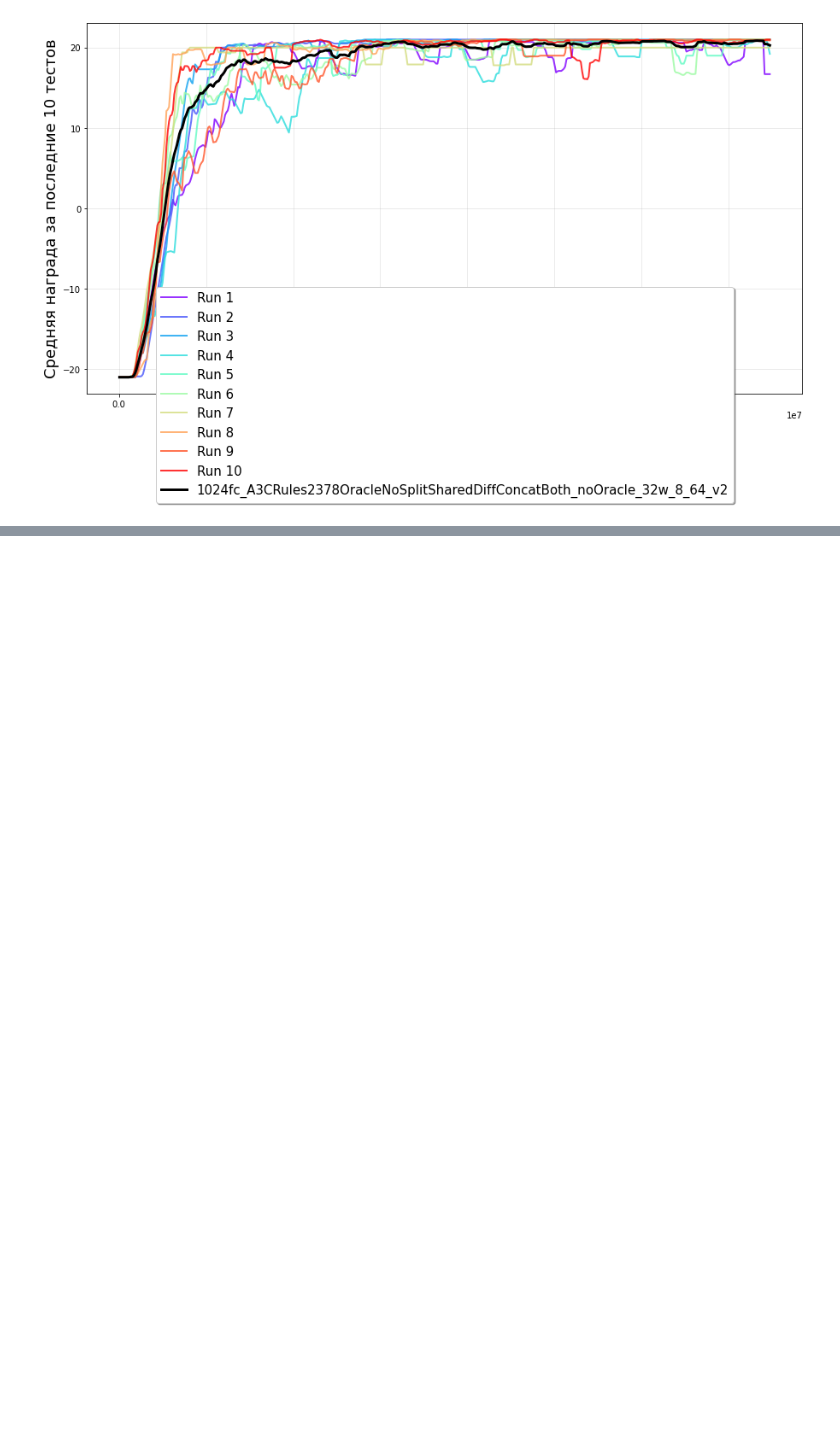
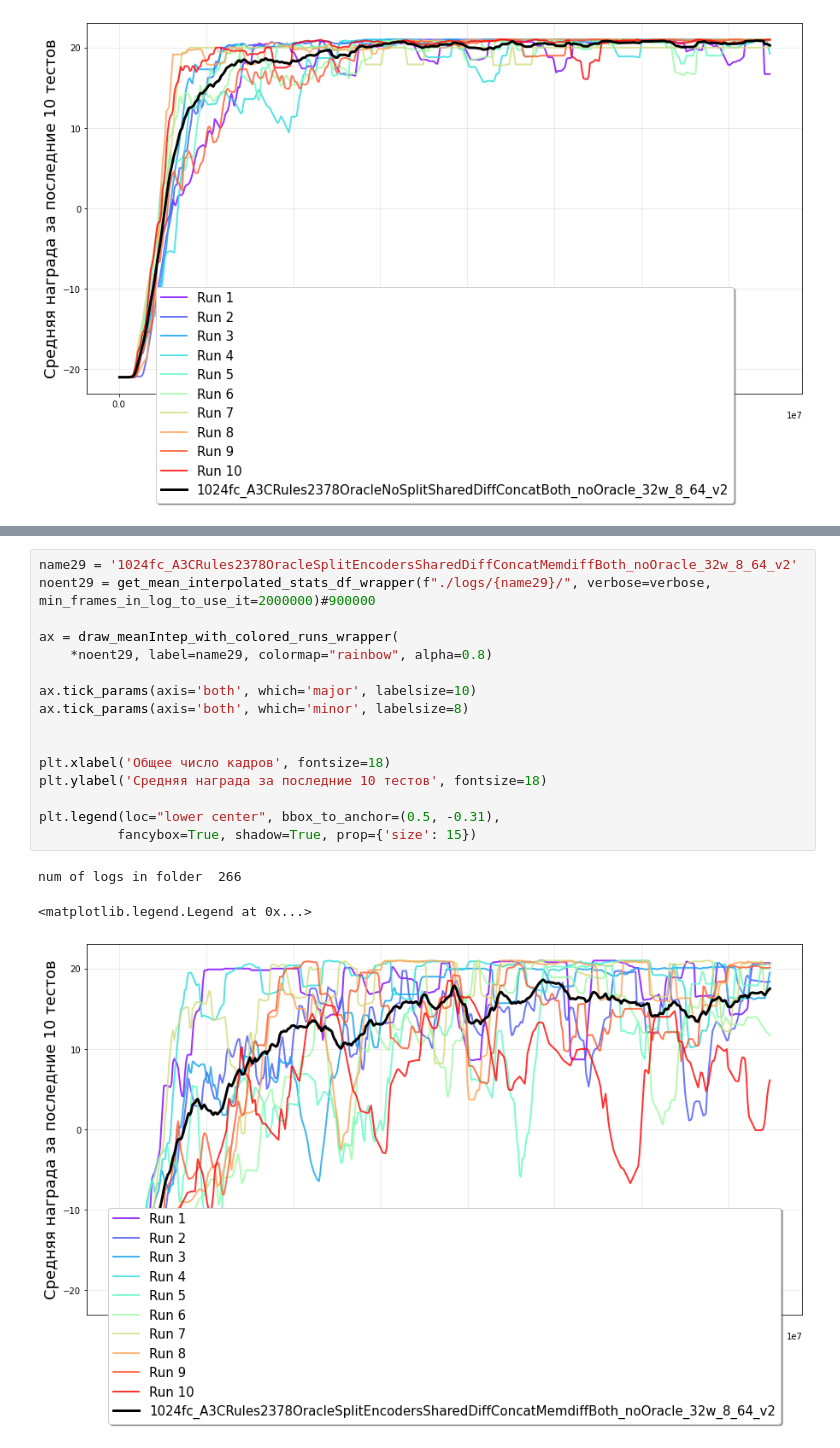
Before and after one commit to Aanax/rl_a3c_slurm, a Jupyter notebook: plot_trainings_oracle_result.ipynb, the cells around one changed output, grey strips where cells are left out. Saved outputs shown, nothing was run; the diff lists cells and outputs as text; blank space fills up the shorter version.

Commit message:
Update memory oracle experiments

```diff
--- a/plot_trainings_oracle_result.ipynb
+++ b/plot_trainings_oracle_result.ipynb
@@ -454,0 +459,20 @@ plt.legend(loc="lower center", bbox_to_anchor=(0.5, -0.31),
+# %%
+name29 = '1024fc_A3CRules2378OracleSplitEncodersSharedDiffConcatMemdiffBoth_noOracle_32w_8_64_v2'
+noent29 = get_mean_interpolated_stats_df_wrapper(f"./logs/{name29}/", verbose=verbose, min_frames_in_log_to_use_it=2000000)#900000
+
+ax = draw_meanIntep_with_colored_runs_wrapper(
+    *noent29, label=name29, colormap="rainbow", alpha=0.8)
+
+ax.tick_params(axis='both', which='major', labelsize=10)
+ax.tick_params(axis='both', which='minor', labelsize=8)
+
+
+plt.xlabel('Общее число кадров', fontsize=18)
+plt.ylabel('Средняя награда за последние 10 тестов', fontsize=18)
+
+plt.legend(loc="lower center", bbox_to_anchor=(0.5, -0.31),
+          fancybox=True, shadow=True, prop={'size': 15})
+# %% [output]
+num of logs in folder  266
+<matplotlib.legend.Legend at 0x...>
+[figure, added]
```
Also changed, not shown: parts of 6 cells of this notebook, 14 other files.
